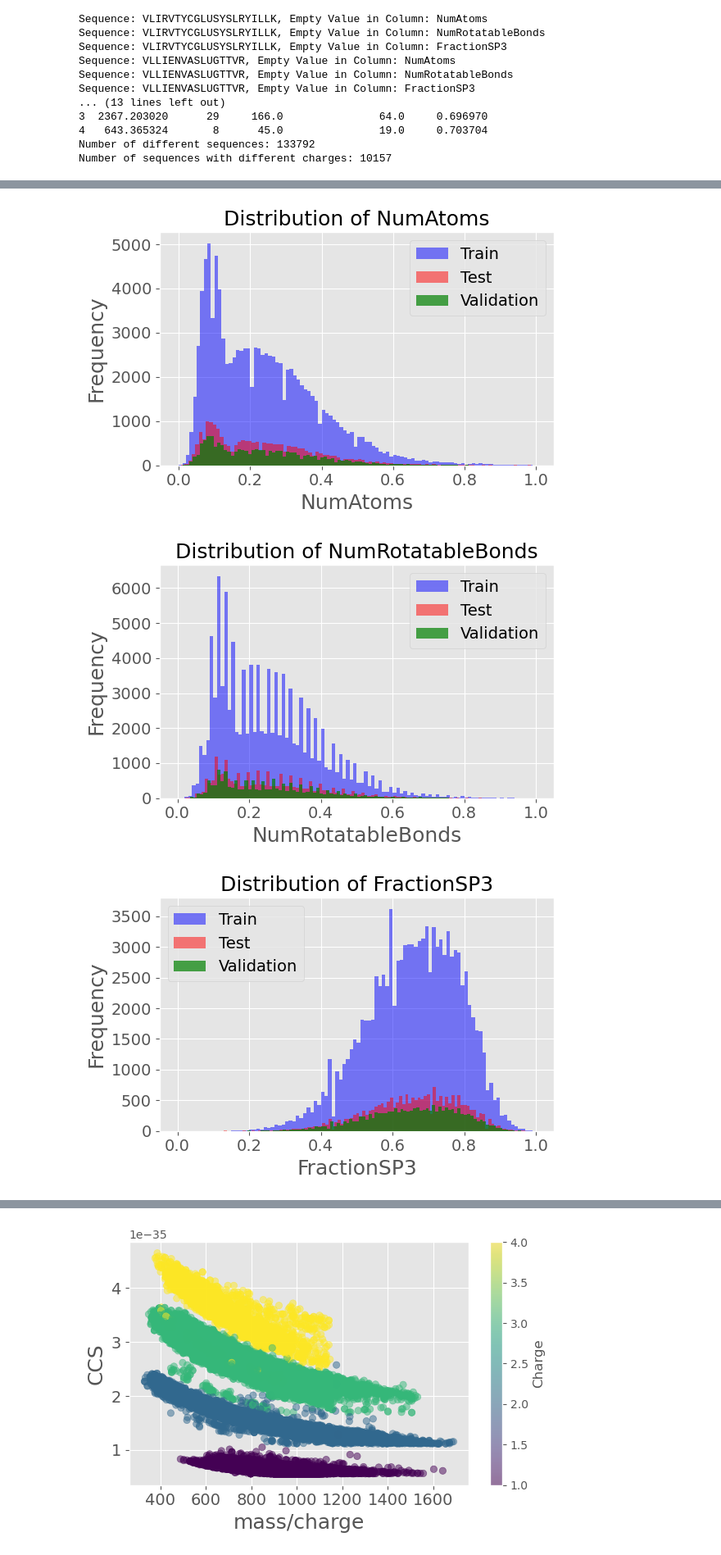
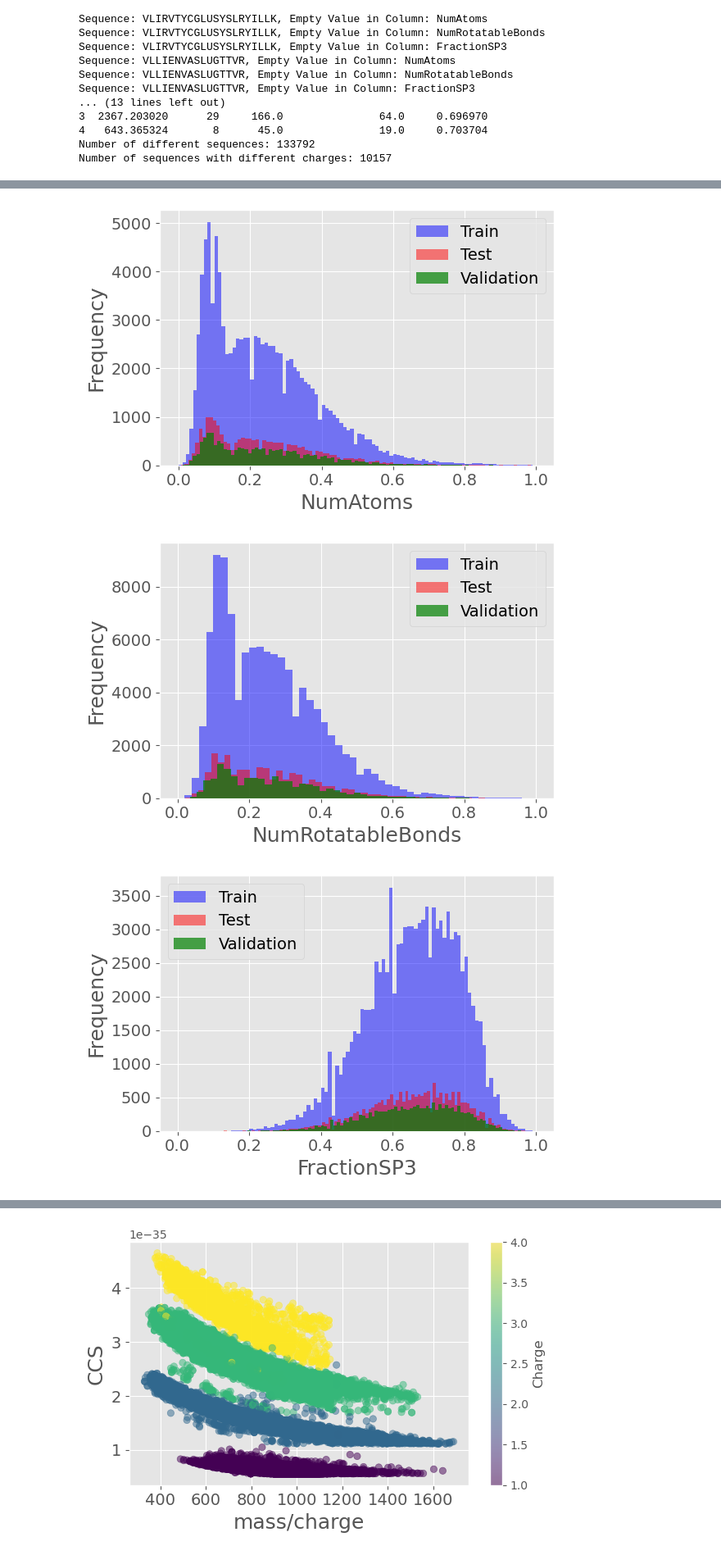
Before and after one commit to PaulSchwarze/PBL_Ion_Mobility, a Jupyter notebook: data_prep_simplified.ipynb, the cells around one changed output, grey strips where cells are left out. Shown: that part at 82% size. Drawn from its saved outputs; the diff is of its cells as text; code cells hidden in the pictures.

Commit message:
Add files via upload
newest plots

```diff
--- a/data_prep_simplified.ipynb
+++ b/data_prep_simplified.ipynb
@@ -284,22 +290,36 @@ plt.style.use('ggplot')
 # Plot the distribution of each feature for each dataset
 for feature in features:
     plt.figure(figsize=(6, 4))
+    if(feature=='Length'):
+        # Plot train set
+        plt.hist(X_train[feature], bins=40, alpha=0.5, label='Train', color='blue', zorder=1)
+        # Plot test set
+        plt.hist(X_test[feature], bins=40, alpha=0.5, label='Test', color='red', zorder=2)
+        # Plot validation set
+        plt.hist(X_val[feature], bins=40, alpha=0.7, label='Validation', color='green', zorder=3)
+    elif(feature=='NumRotatableBonds'):
+        # Plot train set
+        plt.hist(X_train[feature], bins=50, alpha=0.5, label='Train', color='blue', zorder=1)
+        # Plot test set
+        plt.hist(X_test[feature], bins=50, alpha=0.5, label='Test', color='red', zorder=2)
+        # Plot validation set
+        plt.hist(X_val[feature], bins=50, alpha=0.7, label='Validation', color='green', zorder=3)
+    else:
+        # Plot train set
+        plt.hist(X_train[feature], bins=100, alpha=0.5, label='Train', color='blue', zorder=1)
 
-    # Plot train set
-    plt.hist(X_train[feature], bins=100, alpha=0.5, label='Train', color='blue', zorder=1)
+        # Plot test set
+        plt.hist(X_test[feature], bins=100, alpha=0.5, label='Test', color='red', zorder=2)
 
-    # Plot test set
-    plt.hist(X_test[feature], bins=100, alpha=0.5, label='Test', color='red', zorder=2)
-
-    # Plot validation set
-    plt.hist(X_val[feature], bins=100, alpha=0.7, label='Validation', color='green', zorder=3)
+        # Plot validation set
+        plt.hist(X_val[feature], bins=100, alpha=0.7, label='Validation', color='green', zorder=3)
 
     plt.xlabel(feature, fontsize=18)
     plt.ylabel('Frequency', fontsize=18)
     plt.legend(fontsize=14)
     plt.xticks(fontsize=14)
     plt.yticks(fontsize=14)
-    plt.title(f'Distribution of {feature}', fontsize=18)
+    # plt.title(f'Distribution of {feature}', fontsize=18)
     plt.tight_layout()
     plt.savefig(f'pictures/simplified/{feature}_distribution_simplified.png', dpi=300)
     plt.show()
@@ -321,7 +341,7 @@ plt.ylabel('Frequency', fontsize=18)
 plt.legend(fontsize=14)
 plt.xticks(fontsize=14)
 plt.yticks(fontsize=14)
-plt.title('Distribution of CCS', fontsize=18)
+# plt.title('Distribution of CCS', fontsize=18)
 plt.tight_layout()
 plt.savefig('pictures/simplified/CCS_distribution_simplified.png', dpi=300)
 plt.show()
@@ -331,3 +351,3 @@ plt.show()
-[figure, old version]
+[figure, new version]
-[figure, old version]
+[figure, new version]
-[figure, old version]
+[figure, new version]
```
Also changed, not shown: parts of 3 cells of this notebook.
